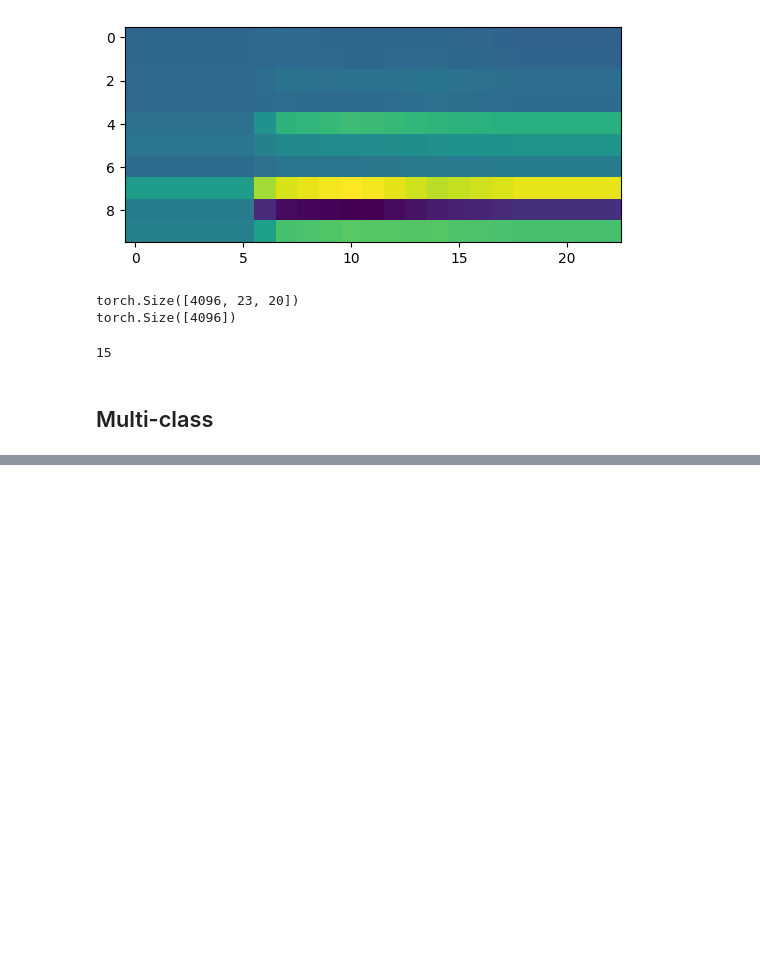
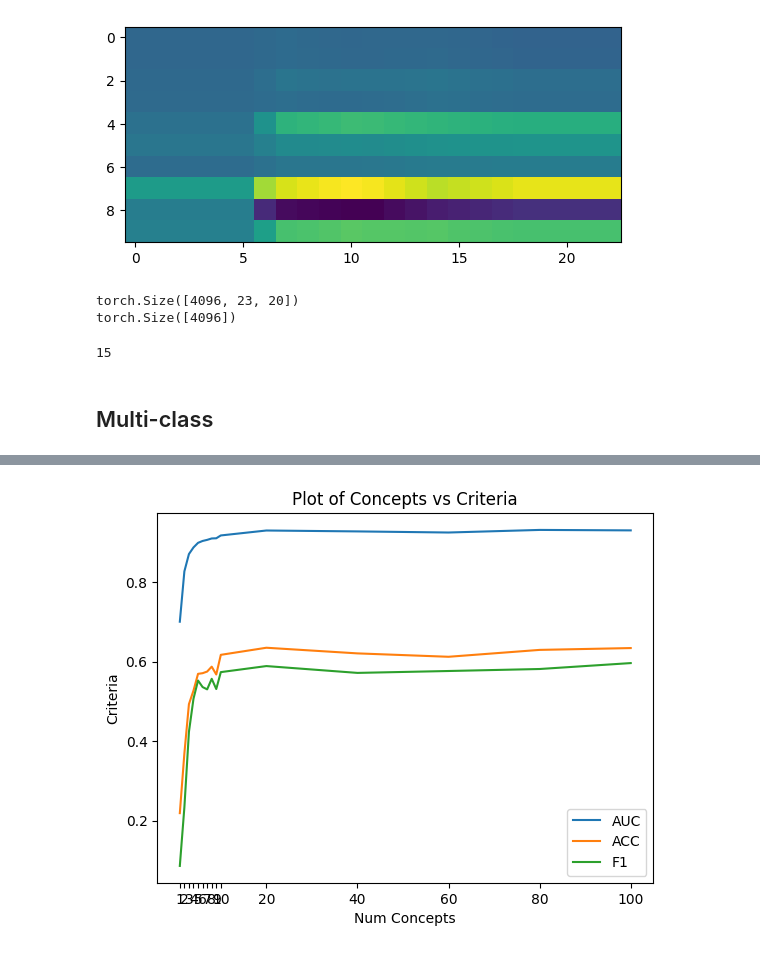
Before and after one commit to KevinArmbruster/optimal-summaries-public, a Jupyter notebook: vasopressor/explore_tiselac.ipynb, the cells around one changed output, grey strips where cells are left out. Saved outputs shown, nothing was run; the diff lists cells and outputs as text; code cells hidden in the pictures; blank space fills up the shorter version.

```diff
--- a/vasopressor/explore_tiselac.ipynb
+++ b/vasopressor/explore_tiselac.ipynb
@@ -223,40 +242,42 @@ For debugging consider passing CUDA_LAUNCH_BLOCKING=1.
 # %%
 # plot
 plt.plot(history_multiclass[:, 0], history_multiclass[:, 2], label='AUC')
 plt.plot(history_multiclass[:, 0], history_multiclass[:, 3], label='ACC')
 plt.plot(history_multiclass[:, 0], history_multiclass[:, 4], label='F1')
 
 plt.xlabel('Num Concepts')
 plt.ylabel('Criteria')
 plt.title('Plot of Concepts vs Criteria')
-plt.xticks(np.arange(min(history_multiclass[:, 0]), max(history_multiclass[:, 0])+1, 1))
+plt.xticks(n_concepts_list)
 
-for x,_y in zip(history_multiclass[:, 0], history_multiclass[:, 2]):
-    label = "{:.2f}".format(_y)
-    plt.annotate(label, # this is the text
-                 (x,_y), # these are the coordinates to position the label
-                 textcoords="offset points", # how to position the text
-                 xytext=(0,10), # distance from text to points (x,y)
-                 ha='center') # horizontal alignment can be left, right or center
+# for x,_y in zip(history_multiclass[:, 0], history_multiclass[:, 2]):
+#     label = "{:.2f}".format(_y)
+#     plt.annotate(label, # this is the text
+#                  (x,_y), # these are the coordinates to position the label
+#                  textcoords="offset points", # how to position the text
+#                  xytext=(0,10), # distance from text to points (x,y)
+#                  ha='center') # horizontal alignment can be left, right or center
 
-for x,_y in zip(history_multiclass[:, 0], history_multiclass[:, 3]):
-    label = "{:.2f}".format(_y)
-    plt.annotate(label, # this is the text
-                 (x,_y), # these are the coordinates to position the label
-                 textcoords="offset points", # how to position the text
-                 xytext=(0,-10), # distance from text to points (x,y)
-                 ha='center') # horizontal alignment can be left, right or center
+# for x,_y in zip(history_multiclass[:, 0], history_multiclass[:, 3]):
+#     label = "{:.2f}".format(_y)
+#     plt.annotate(label, # this is the text
+#                  (x,_y), # these are the coordinates to position the label
+#                  textcoords="offset points", # how to position the text
+#                  xytext=(0,-10), # distance from text to points (x,y)
+#                  ha='center') # horizontal alignment can be left, right or center
 
-for x,_y in zip(history_multiclass[:, 0], history_multiclass[:, 4]):
-    label = "{:.2f}".format(_y)
-    plt.annotate(label, # this is the text
-                 (x,_y), # these are the coordinates to position the label
-                 textcoords="offset points", # how to position the text
-                 xytext=(0,-10), # distance from text to points (x,y)
-                 ha='center') # horizontal alignment can be left, right or center
+# for x,_y in zip(history_multiclass[:, 0], history_multiclass[:, 4]):
+#     label = "{:.2f}".format(_y)
+#     plt.annotate(label, # this is the text
+#                  (x,_y), # these are the coordinates to position the label
+#                  textcoords="offset points", # how to position the text
+#                  xytext=(0,-10), # distance from text to points (x,y)
+#                  ha='center') # horizontal alignment can be left, right or center
 
 plt.legend()
 plt.show()
+# %% [output]
+[figure, added]
 # %%
 # feature weights
 n_concepts = 4
```
Also changed, not shown: parts of 2 cells of this notebook, 19 other files.
